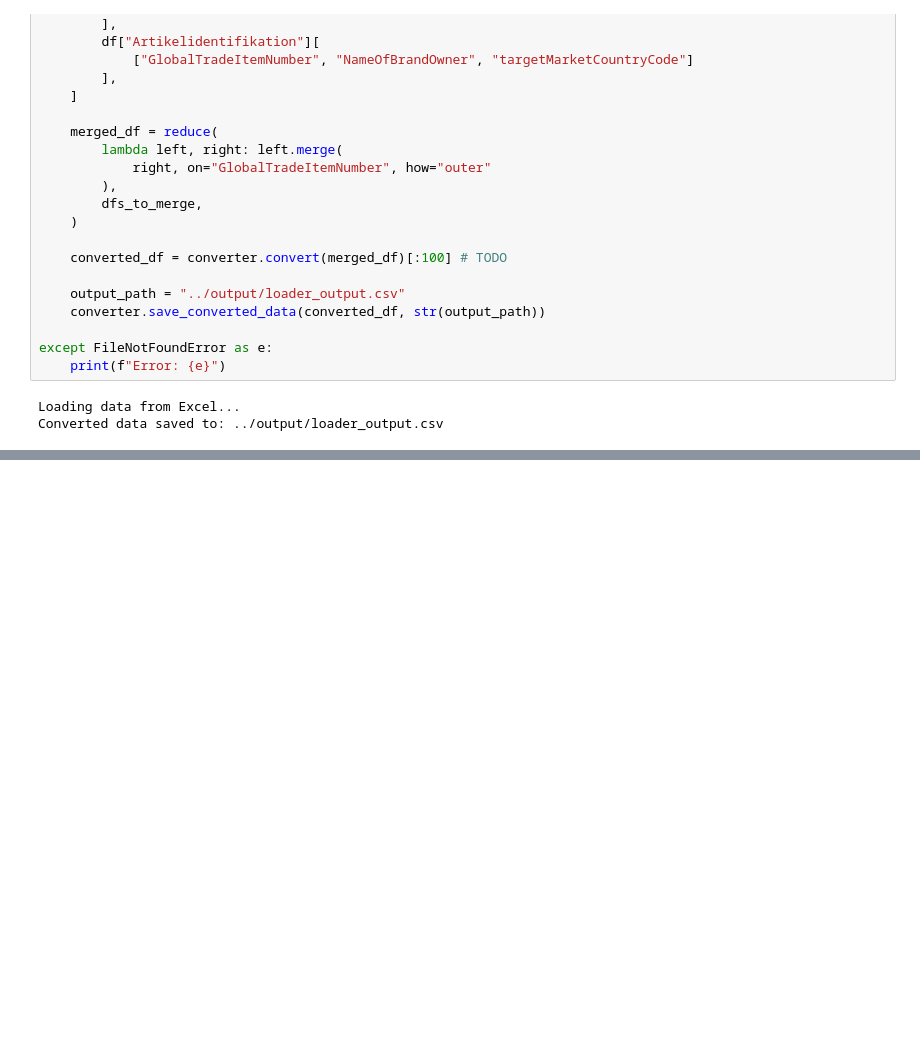
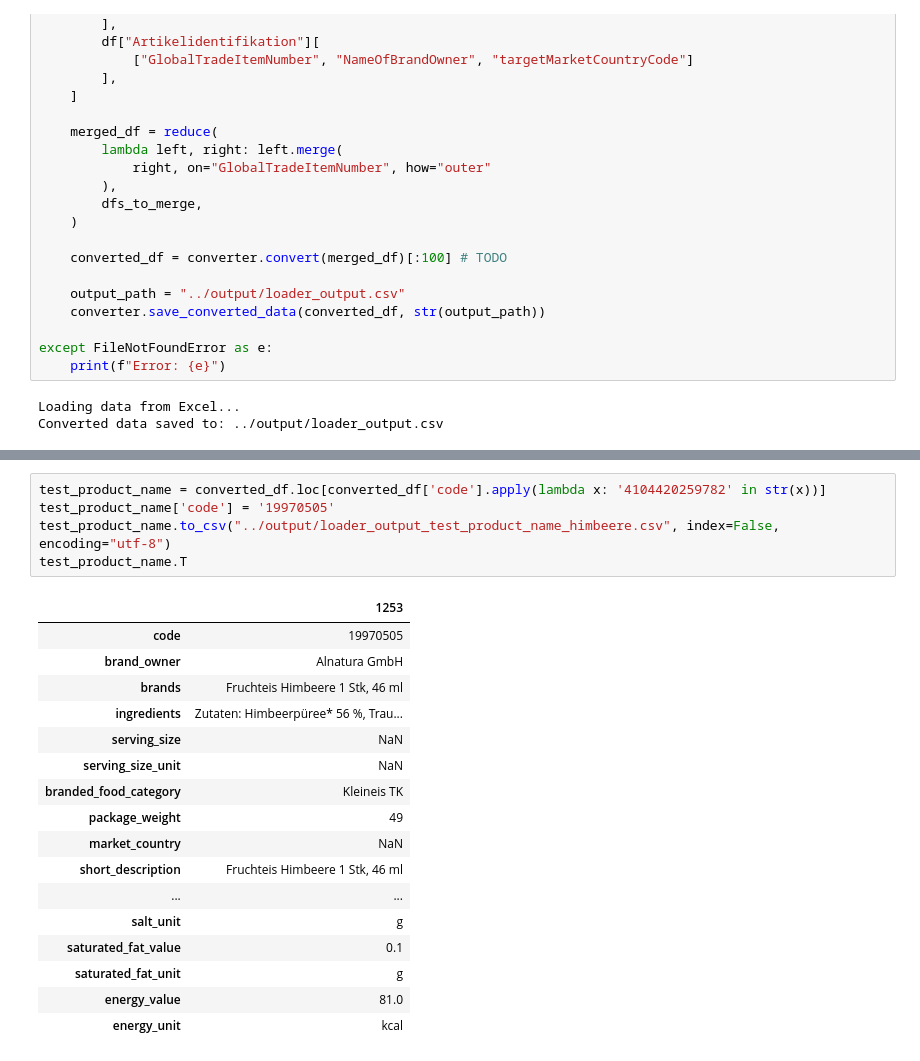
Before and after one commit to ChickenWithRiceW/open_food_facts_import_module, a Jupyter notebook: src/pipeline/eda.ipynb, the cells around one changed output, grey strips where cells are left out. Drawn from its saved outputs; the diff is of its cells as text; blank space fills up the shorter version.

Commit message:
fixed product_name

```diff
--- a/src/pipeline/eda.ipynb
+++ b/src/pipeline/eda.ipynb
@@ -757,0 +620,23 @@ But this calculation depends on having the complete breakdown, which is not avai
+# %%
+test_product_name = converted_df.loc[converted_df['code'].apply(lambda x: '4104420259782' in str(x))]
+test_product_name['code'] = '19970505'
+test_product_name.to_csv("../output/loader_output_test_product_name_himbeere.csv", index=False, encoding="utf-8")
+test_product_name.T
+# %% [output]
+|  | 1253 |
+| code | 19970505 |
+| brand_owner | Alnatura GmbH |
+| brands | Fruchteis Himbeere 1 Stk, 46 ml |
+| ingredients | Zutaten: Himbeerpüree* 56 %, Trau... |
+| serving_size | NaN |
+| serving_size_unit | NaN |
+| branded_food_category | Kleineis TK |
+| package_weight | 49 |
+| market_country | NaN |
+| short_description | Fruchteis Himbeere 1 Stk, 46 ml |
+| ... | ... |
+| salt_unit | g |
+| saturated_fat_value | 0.1 |
+| saturated_fat_unit | g |
+| energy_value | 81.0 |
+| energy_unit | kcal |
```
Also changed, not shown: parts of 6 cells of this notebook, 1 other file.
